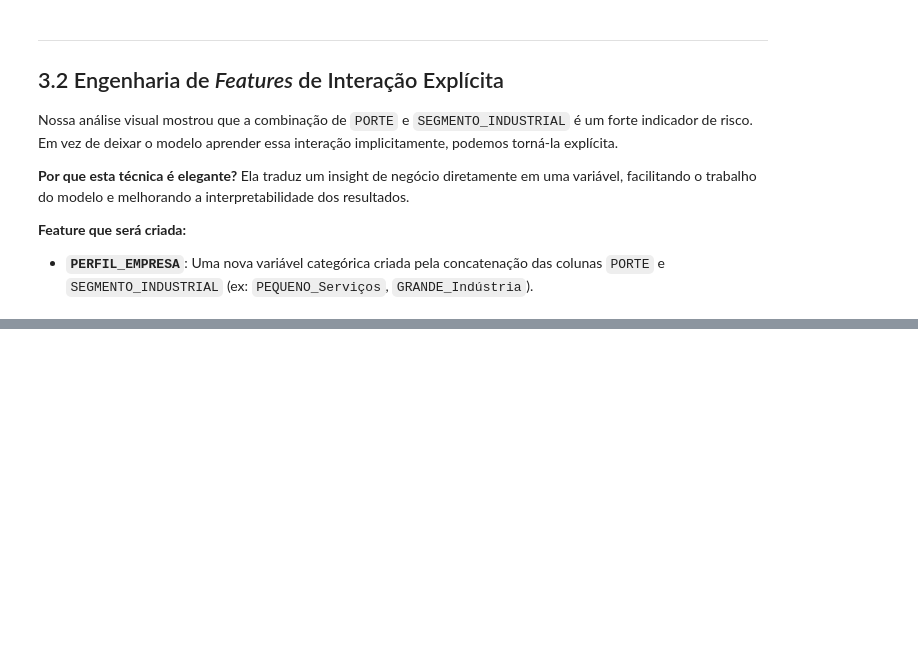
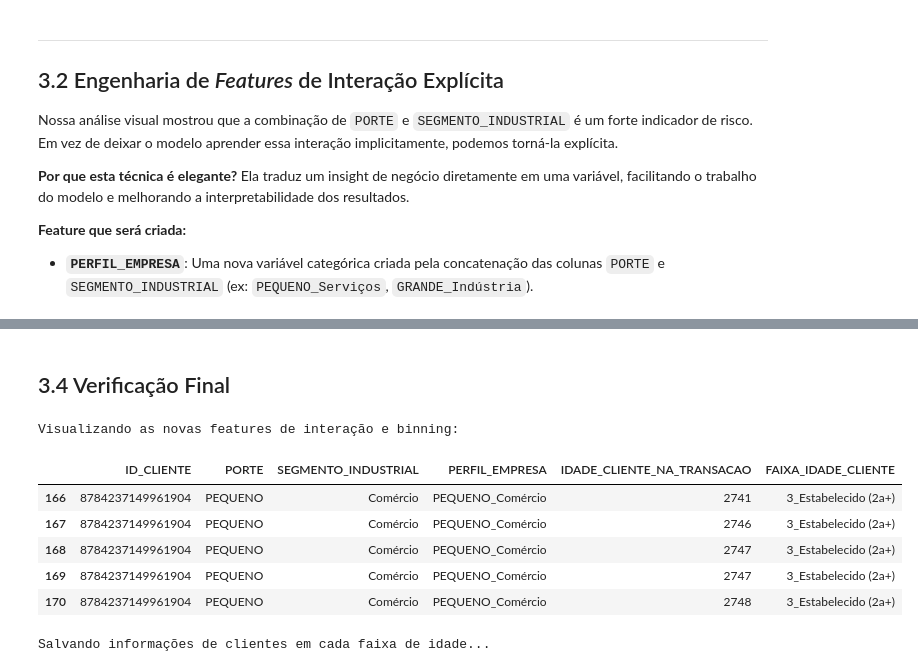
Before and after one commit to palomaflsette/default-risk, a Jupyter notebook: notebooks/1.0-EDA_e_Feature_Engineering.ipynb, the cells around one changed output, grey strips where cells are left out. Saved outputs shown, nothing was run; the diff lists cells and outputs as text; code cells hidden in the pictures; blank space fills up the shorter version.

Commit message:
Preparando os arquivos para uso do pipeline de feature engineering e de processamento de dados

```diff
--- a/notebooks/1.0-EDA_e_Feature_Engineering.ipynb
+++ b/notebooks/1.0-EDA_e_Feature_Engineering.ipynb
@@ -833,3 +892,14 @@ Ela traduz um insight de negócio diretamente em uma variável, facilitando o tr
 
 **Feature que será criada:**
 * **`PERFIL_EMPRESA`**: Uma nova variável categórica criada pela concatenação das colunas `PORTE` e `SEGMENTO_INDUSTRIAL` (ex: `PEQUENO_Serviços`, `GRANDE_Indústria`).
+# %%
+print("\n--- Iniciando Etapa 2: Engenharia de Interação ---")
+
+'''Cautela: primeiro, preencher nulos para evitar erros na concatenação
+'''
+df_final['PORTE'].fillna('NÃO_INFORMADO', inplace=True)
+df_final['SEGMENTO_INDUSTRIAL'].fillna('NÃO_INFORMADO', inplace=True)
+
+df_final['PERFIL_EMPRESA'] = df_final['PORTE'] + \
+    '_' + df_final['SEGMENTO_INDUSTRIAL']
+print("Feature 'PERFIL_EMPRESA' criada.")
@@ -849,3 +934,24 @@ O risco de um cliente pode não aumentar linearmente com a sua "idade" na empres
 ---
 
 Com a implementação destas três técnicas, nossa fase de engenharia de features estará excepcionalmente completa, fornecendo um dataset rico e robusto para a etapa final de modelagem.
+# %%
+# --- Iniciando Etapa 3: Binning (Discretização) ---
+print("\n--- Iniciando Etapa 3: Binning da Idade do Cliente ---")
+
+'''Garantir que a feature de idade do cliente existe e está limpa
+'''
+if 'IDADE_CLIENTE_NA_TRANSACAO' not in df_final.columns:
+    df_final['IDADE_CLIENTE_NA_TRANSACAO'] = (
+        df_final['DATA_EMISSAO_DOCUMENTO'] - df_final['DATA_CADASTRO']).dt.days
+    df_final.dropna(subset=['IDADE_CLIENTE_NA_TRANSACAO'], inplace=True)
+    df_final = df_final[df_final['IDADE_CLIENTE_NA_TRANSACAO'] >= 0]
+
+
+''' Definir os limites (bins) e os nomes das faixas
+'''
+bins = [-1, 180, 730, np.inf]  # Ajuste: 0-6 meses, 6m-2anos, +2anos
+labels = ['1_Novissimo (0-6m)', '2_Recente (6m-2a)', '3_Estabelecido (2a+)']
+
+df_final['FAIXA_IDADE_CLIENTE'] = pd.cut(
+    df_final['IDADE_CLIENTE_NA_TRANSACAO'], bins=bins, labels=labels)
+print("Feature 'FAIXA_IDADE_CLIENTE' criada.")
@@ -851,0 +966,22 @@ Com a implementação destas três técnicas, nossa fase de engenharia de featur
+# %% [markdown]
+## 3.4 Verificação Final
+# %%
+print("\nVisualizando as novas features de interação e binning:")
+colunas_para_verificar = [
+    'ID_CLIENTE', 'PORTE', 'SEGMENTO_INDUSTRIAL', 'PERFIL_EMPRESA',
+    'IDADE_CLIENTE_NA_TRANSACAO', 'FAIXA_IDADE_CLIENTE'
+]
+
+display(df_final[colunas_para_verificar].head())
+
+print("\nSalvando informações de clientes em cada faixa de idade...")
+df_final['FAIXA_IDADE_CLIENTE'].value_counts().to_excel(f"{path_processed}\\contagem_cliente_em_cada_faixa_de_dados.xlsx", index=False)
+# %% [output]
+Visualizando as novas features de interação e binning:
+|  | ID_CLIENTE | PORTE | SEGMENTO_INDUSTRIAL | PERFIL_EMPRESA | IDADE_CLIENTE_NA_TRANSACAO | FAIXA_IDADE_CLIENTE |
+| 166 | 8784237149961904 | PEQUENO | Comércio | PEQUENO_Comércio | 2741 | 3_Estabelecido (2a+) |
+| 167 | 8784237149961904 | PEQUENO | Comércio | PEQUENO_Comércio | 2746 | 3_Estabelecido (2a+) |
+| 168 | 8784237149961904 | PEQUENO | Comércio | PEQUENO_Comércio | 2747 | 3_Estabelecido (2a+) |
+| 169 | 8784237149961904 | PEQUENO | Comércio | PEQUENO_Comércio | 2747 | 3_Estabelecido (2a+) |
+| 170 | 8784237149961904 | PEQUENO | Comércio | PEQUENO_Comércio | 2748 | 3_Estabelecido (2a+) |
+Salvando informações de clientes em cada faixa de idade...
```
Also changed, not shown: parts of 9 cells of this notebook, 2 other files.
